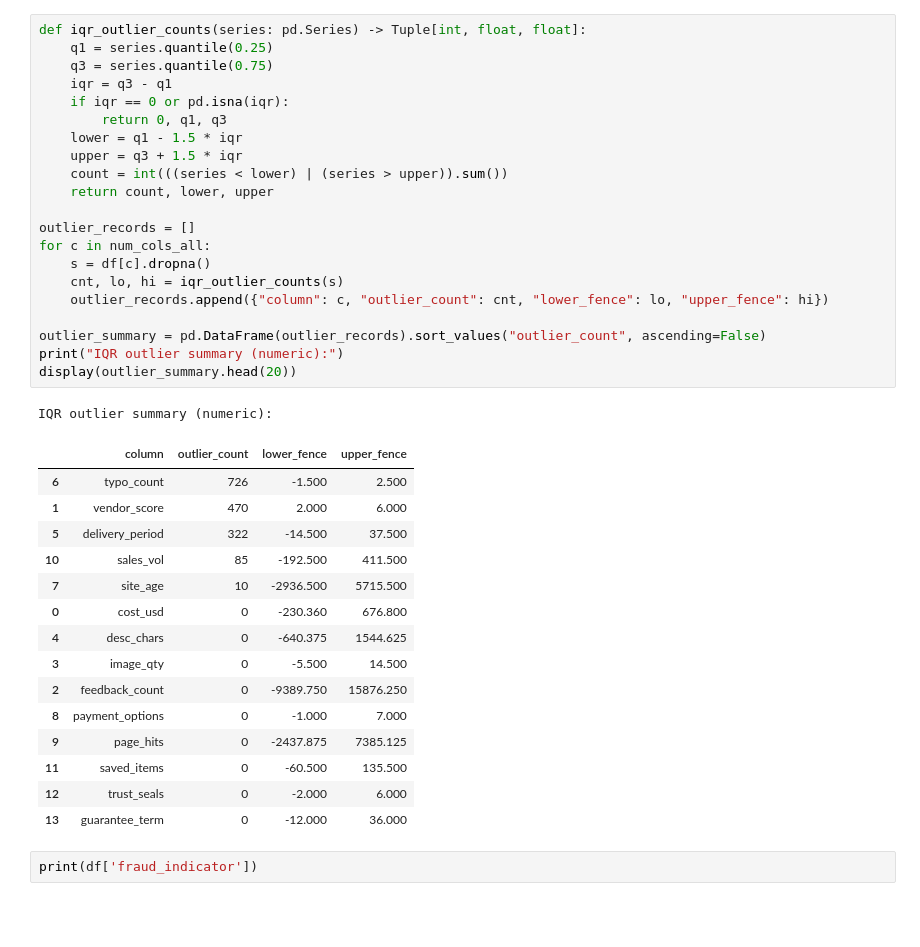
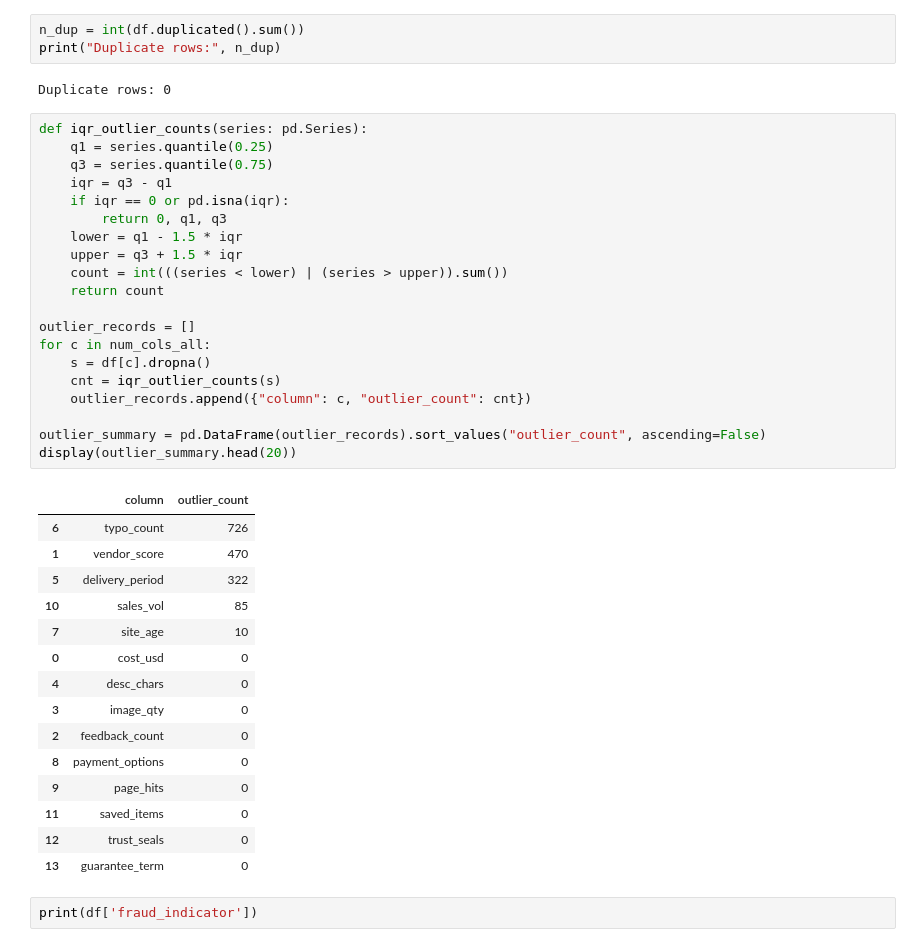
Before and after one commit to eshaansdoshi-sketch/ML_projects, a Jupyter notebook: Task1_s4ds.ipynb, the cells around one changed output. Saved outputs shown, nothing was run; the diff lists cells and outputs as text; blank space fills up the shorter version.

```diff
--- a/Task1_s4ds.ipynb
+++ b/Task1_s4ds.ipynb
@@ -255,41 +122,44 @@ Empty/whitespace-like categorical entries:
+# %%
+n_dup = int(df.duplicated().sum())
+print("Duplicate rows:", n_dup)
+# %% [output]
+Duplicate rows: 0
 # %%
-def iqr_outlier_counts(series: pd.Series) -> Tuple[int, float, float]:
+def iqr_outlier_counts(series: pd.Series):
     q1 = series.quantile(0.25)
     q3 = series.quantile(0.75)
     iqr = q3 - q1
     if iqr == 0 or pd.isna(iqr):
         return 0, q1, q3
     lower = q1 - 1.5 * iqr
     upper = q3 + 1.5 * iqr
     count = int(((series < lower) | (series > upper)).sum())
-    return count, lower, upper
+    return count
 
 outlier_records = []
 for c in num_cols_all:
     s = df[c].dropna()
-    cnt, lo, hi = iqr_outlier_counts(s)
-    outlier_records.append({"column": c, "outlier_count": cnt, "lower_fence": lo, "upper_fence": hi})
+    cnt = iqr_outlier_counts(s)
+    outlier_records.append({"column": c, "outlier_count": cnt})
 
 outlier_summary = pd.DataFrame(outlier_records).sort_values("outlier_count", ascending=False)
-print("IQR outlier summary (numeric):")
 display(outlier_summary.head(20))
 # %% [output]
-IQR outlier summary (numeric):
-|  | column | outlier_count | lower_fence | upper_fence |
-| 6 | typo_count | 726 | -1.500 | 2.500 |
-| 1 | vendor_score | 470 | 2.000 | 6.000 |
-| 5 | delivery_period | 322 | -14.500 | 37.500 |
-| 10 | sales_vol | 85 | -192.500 | 411.500 |
-| 7 | site_age | 10 | -2936.500 | 5715.500 |
-| 0 | cost_usd | 0 | -230.360 | 676.800 |
-| 4 | desc_chars | 0 | -640.375 | 1544.625 |
-| 3 | image_qty | 0 | -5.500 | 14.500 |
-| 2 | feedback_count | 0 | -9389.750 | 15876.250 |
-| 8 | payment_options | 0 | -1.000 | 7.000 |
-| 9 | page_hits | 0 | -2437.875 | 7385.125 |
-| 11 | saved_items | 0 | -60.500 | 135.500 |
-| 12 | trust_seals | 0 | -2.000 | 6.000 |
-| 13 | guarantee_term | 0 | -12.000 | 36.000 |
+|  | column | outlier_count |
+| 6 | typo_count | 726 |
+| 1 | vendor_score | 470 |
+| 5 | delivery_period | 322 |
+| 10 | sales_vol | 85 |
+| 7 | site_age | 10 |
+| 0 | cost_usd | 0 |
+| 4 | desc_chars | 0 |
+| 3 | image_qty | 0 |
+| 2 | feedback_count | 0 |
+| 8 | payment_options | 0 |
+| 9 | page_hits | 0 |
+| 11 | saved_items | 0 |
+| 12 | trust_seals | 0 |
+| 13 | guarantee_term | 0 |
 # %%
 print(df['fraud_indicator'])
 # %% [output]
```
Also changed, not shown: parts of 30 cells of this notebook.
